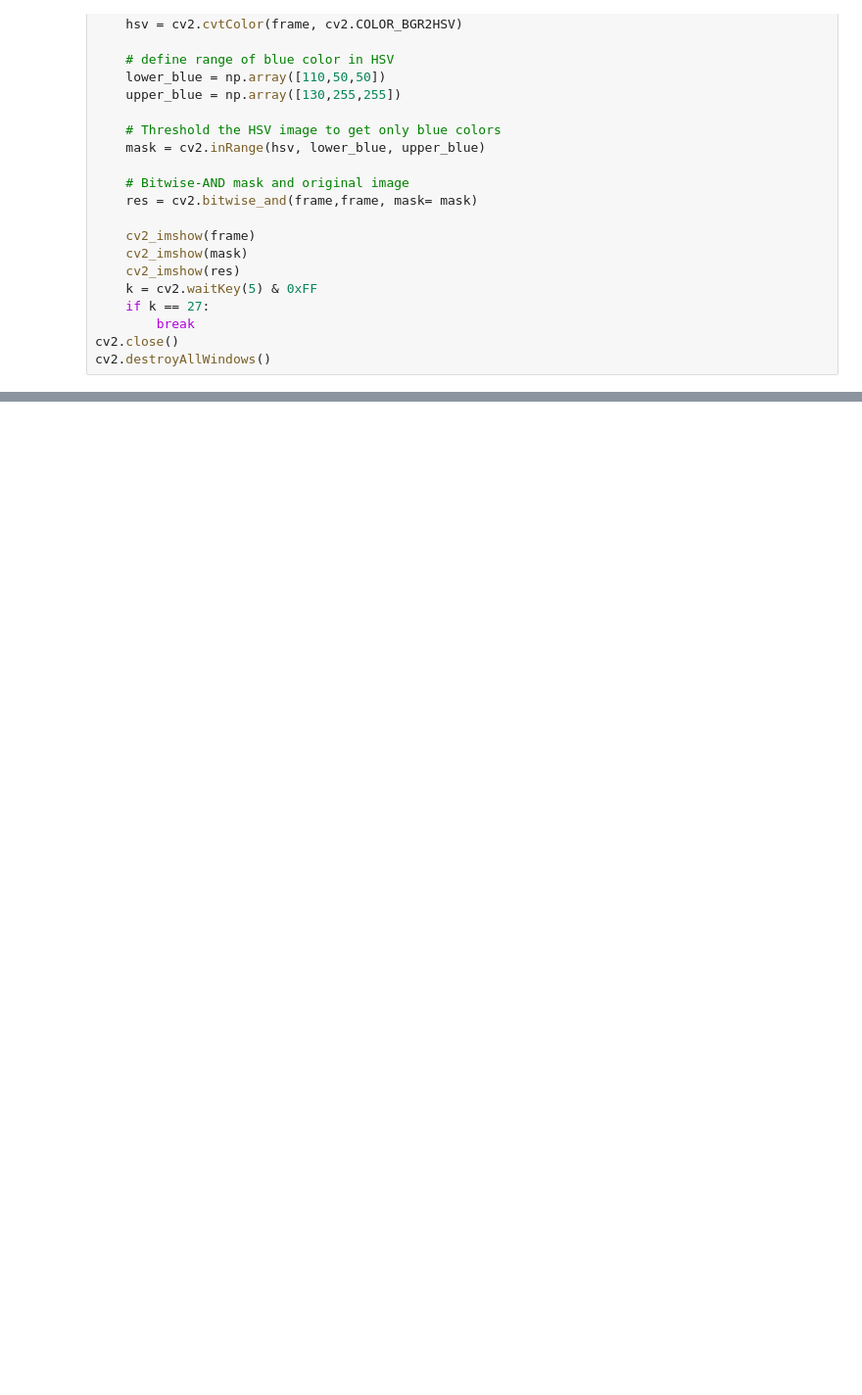
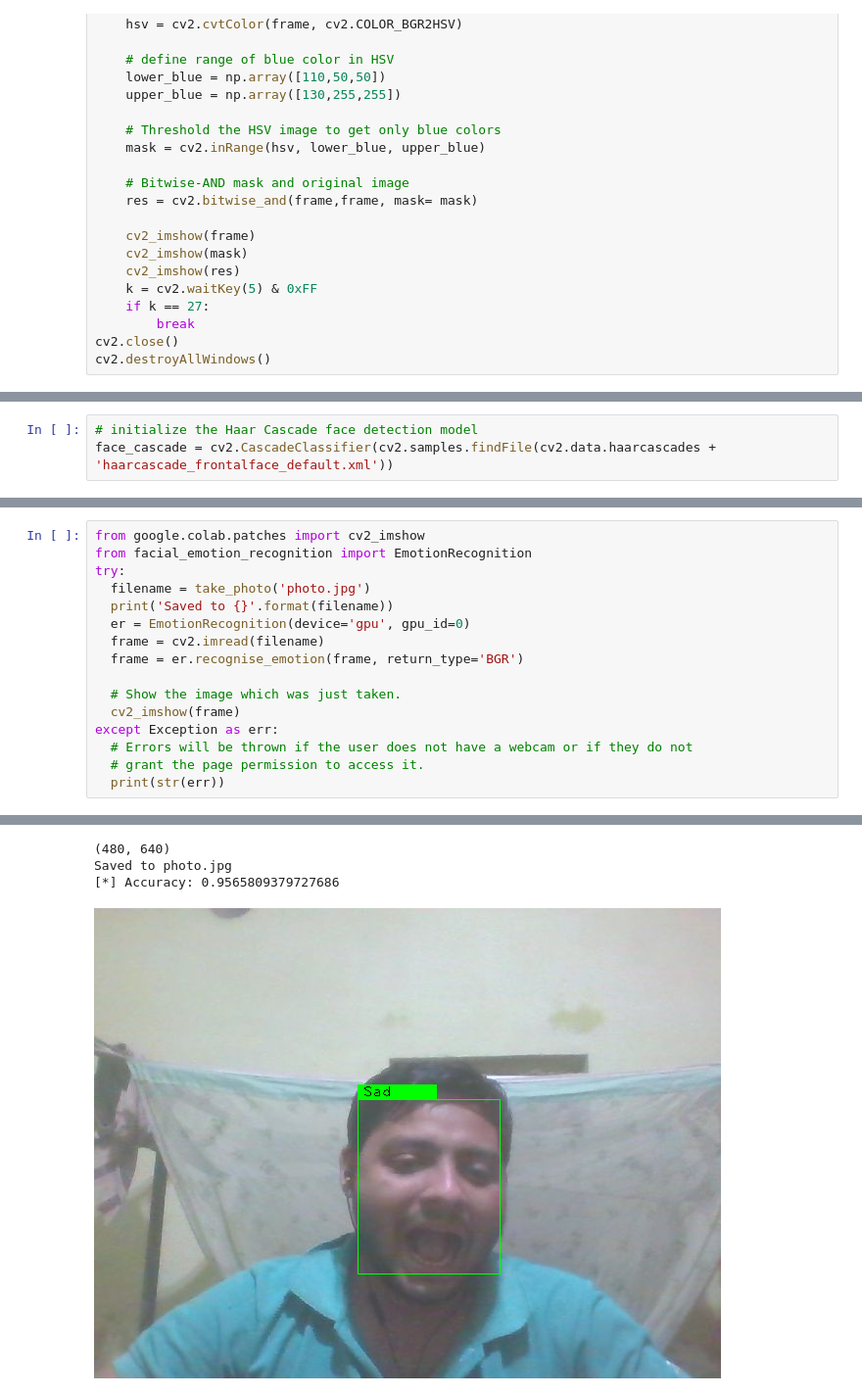
Before and after one commit to hrushikeshsahu19/Face-Emotion-Detection-, a Jupyter notebook: Emotion_detection_video.ipynb, the cells around one changed output, grey strips where cells are left out. Shown: that part at 98% size. Saved outputs shown, nothing was run; the diff lists cells and outputs as text; blank space fills up the shorter version.

```diff
--- a/Emotion_detection_video.ipynb
+++ b/Emotion_detection_video.ipynb
@@ -185,0 +248,3 @@ cv2.destroyAllWindows()
+# %%
+# initialize the Haar Cascade face detection model
+face_cascade = cv2.CascadeClassifier(cv2.samples.findFile(cv2.data.haarcascades + 'haarcascade_frontalface_default.xml'))
@@ -185,0 +307,17 @@ cv2.destroyAllWindows()
+# %%
+from google.colab.patches import cv2_imshow
+from facial_emotion_recognition import EmotionRecognition
+try:
+  filename = take_photo('photo.jpg')
+  print('Saved to {}'.format(filename))
+  er = EmotionRecognition(device='gpu', gpu_id=0)
+  frame = cv2.imread(filename)
+  frame = er.recognise_emotion(frame, return_type='BGR')
+
+  # Show the image which was just taken.
+  cv2_imshow(frame)
+except Exception as err:
+  # Errors will be thrown if the user does not have a webcam or if they do not
+  # grant the page permission to access it.
+  print(str(err))
+# %% [output]
@@ -185,0 +325,4 @@ cv2.destroyAllWindows()
+(480, 640)
+Saved to photo.jpg
+[*] Accuracy: 0.9565809379727686
+[figure, added]
```
Also changed, not shown: parts of 13 cells of this notebook.
